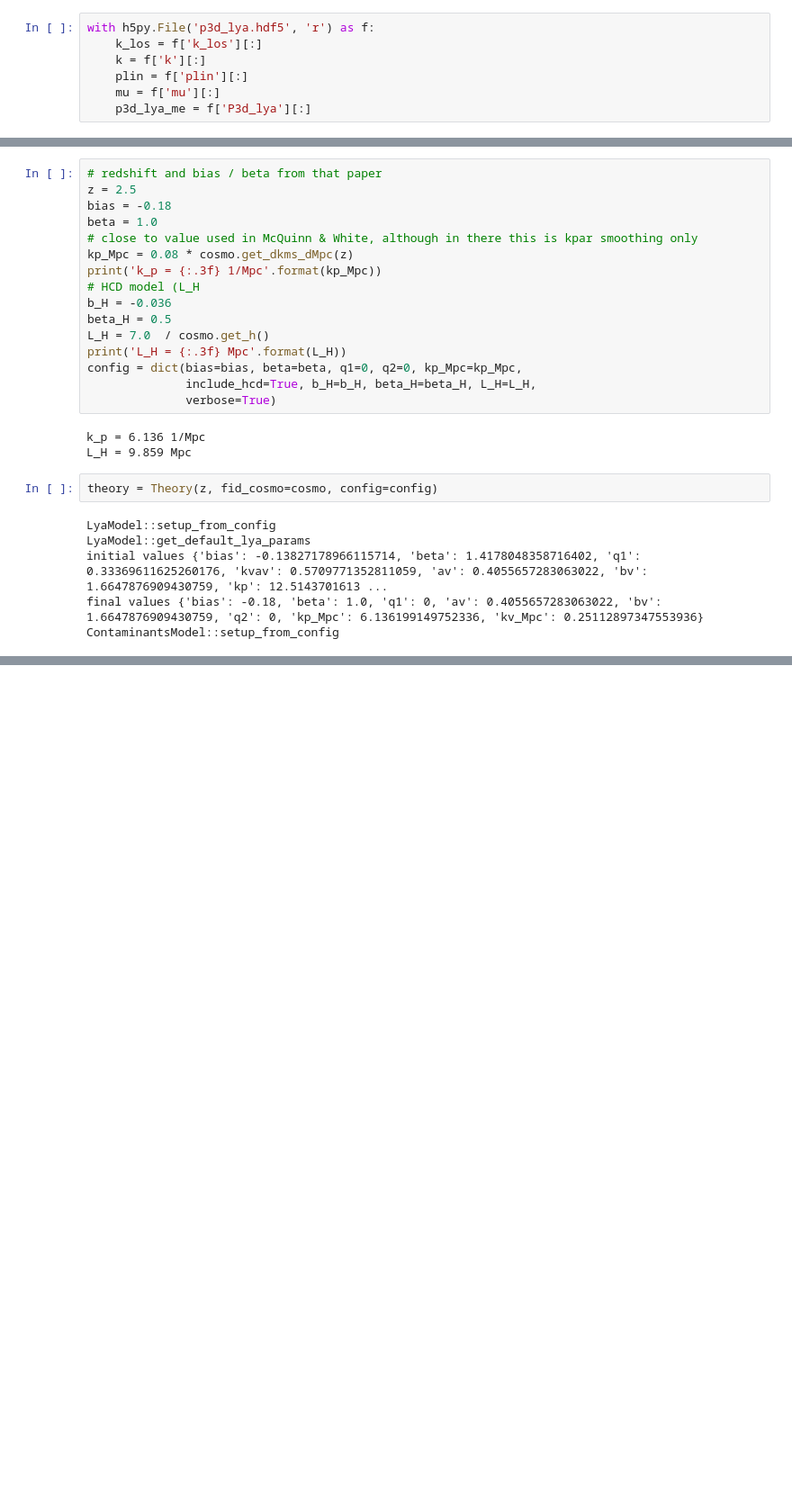
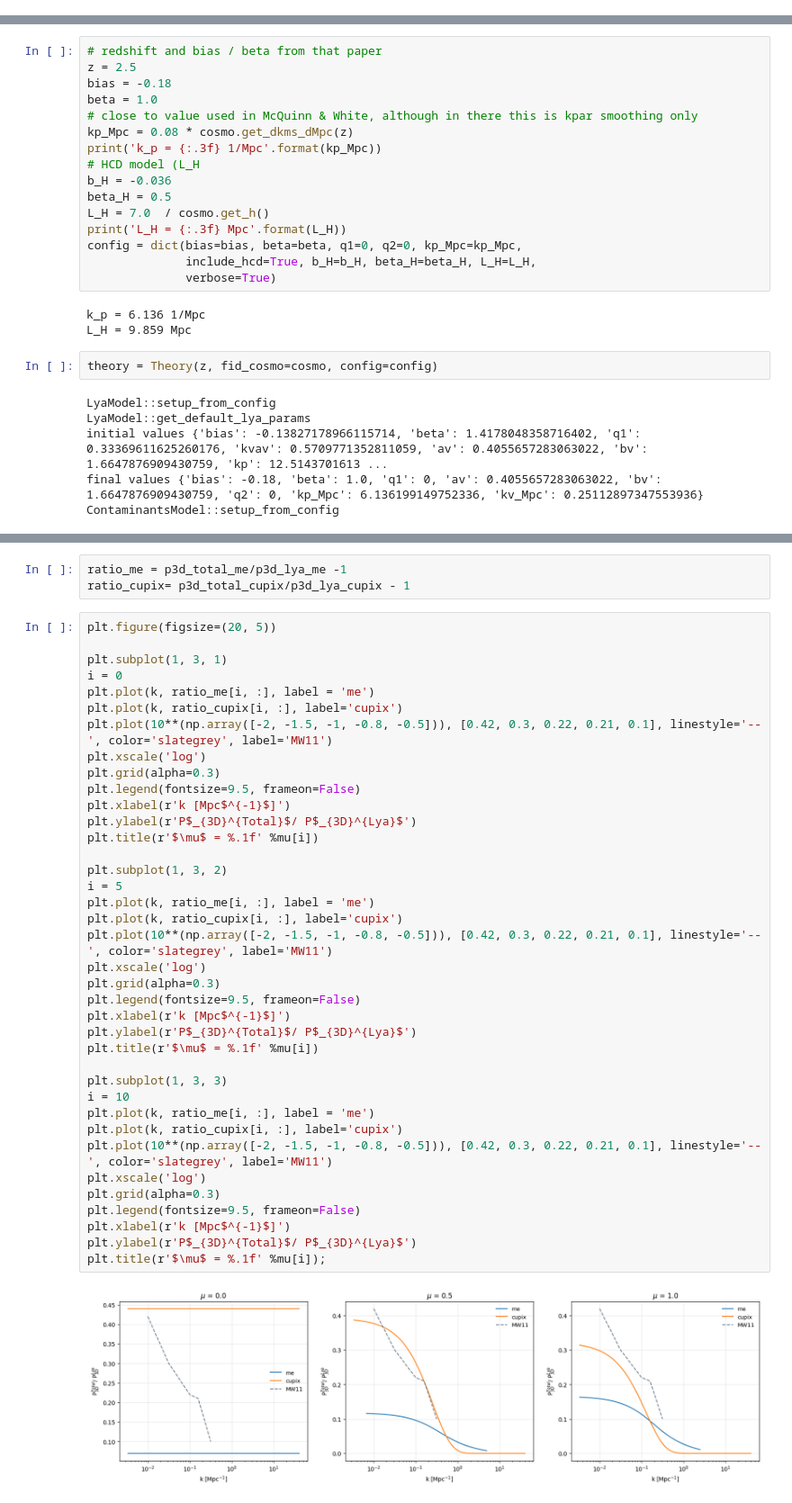
Before and after one commit to andreufont/astrid_hcd, a Jupyter notebook: MW11model/Comparisons/model_hcd_lucia.ipynb, the cells around one changed output, grey strips where cells are left out. Shown at 90% size. Drawn from its saved outputs; the diff is of its cells as text; blank space fills up the shorter version.

```diff
--- a/MW11model/Comparisons/model_hcd_lucia.ipynb
+++ b/MW11model/Comparisons/model_hcd_lucia.ipynb
@@ -78,10 +78,3 @@ from lace.cosmo import cosmology
 import numpy as np
 import matplotlib.pyplot as plt
 from cupix.likelihood.theory import Theory
-# %%
-with h5py.File('p3d_lya.hdf5', 'r') as f:
-    k_los = f['k_los'][:]
-    k = f['k'][:]
-    plin = f['plin'][:]
-    mu = f['mu'][:]
-    p3d_lya_me = f['P3d_lya'][:]
@@ -196,0 +248,43 @@ De modo que hay algo raro...
+# %%
+ratio_me = p3d_total_me/p3d_lya_me -1
+ratio_cupix= p3d_total_cupix/p3d_lya_cupix - 1
+# %%
+plt.figure(figsize=(20, 5))
+
+plt.subplot(1, 3, 1)
+i = 0
+plt.plot(k, ratio_me[i, :], label = 'me')
+plt.plot(k, ratio_cupix[i, :], label='cupix')
+plt.plot(10**(np.array([-2, -1.5, -1, -0.8, -0.5])), [0.42, 0.3, 0.22, 0.21, 0.1], linestyle='--', color='slategrey', label='MW11')
+plt.xscale('log')
+plt.grid(alpha=0.3)
+plt.legend(fontsize=9.5, frameon=False)
+plt.xlabel(r'k [Mpc$^{-1}$]')
+plt.ylabel(r'P$_{3D}^{Total}$/ P$_{3D}^{Lya}$')
+plt.title(r'$\mu$ = %.1f' %mu[i])
+
+plt.subplot(1, 3, 2)
+i = 5
+plt.plot(k, ratio_me[i, :], label = 'me')
+plt.plot(k, ratio_cupix[i, :], label='cupix')
+plt.plot(10**(np.array([-2, -1.5, -1, -0.8, -0.5])), [0.42, 0.3, 0.22, 0.21, 0.1], linestyle='--', color='slategrey', label='MW11')
+plt.xscale('log')
+plt.grid(alpha=0.3)
+plt.legend(fontsize=9.5, frameon=False)
+plt.xlabel(r'k [Mpc$^{-1}$]')
+plt.ylabel(r'P$_{3D}^{Total}$/ P$_{3D}^{Lya}$')
+plt.title(r'$\mu$ = %.1f' %mu[i])
+
+plt.subplot(1, 3, 3)
+i = 10
+plt.plot(k, ratio_me[i, :], label = 'me')
+plt.plot(k, ratio_cupix[i, :], label='cupix')
+plt.plot(10**(np.array([-2, -1.5, -1, -0.8, -0.5])), [0.42, 0.3, 0.22, 0.21, 0.1], linestyle='--', color='slategrey', label='MW11')
+plt.xscale('log')
+plt.grid(alpha=0.3)
+plt.legend(fontsize=9.5, frameon=False)
+plt.xlabel(r'k [Mpc$^{-1}$]')
+plt.ylabel(r'P$_{3D}^{Total}$/ P$_{3D}^{Lya}$')
+plt.title(r'$\mu$ = %.1f' %mu[i]);
+# %% [output]
+[figure, added]
```
Also changed, not shown: parts of 15 cells of this notebook, 1 other file.
